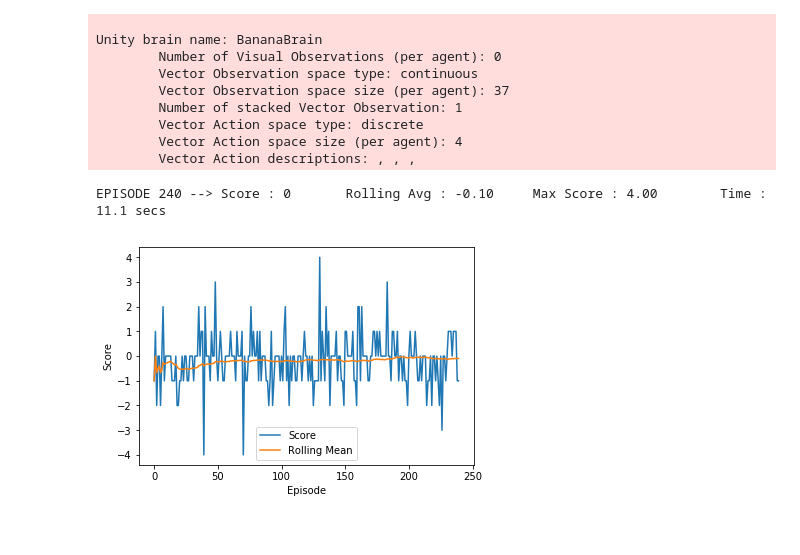
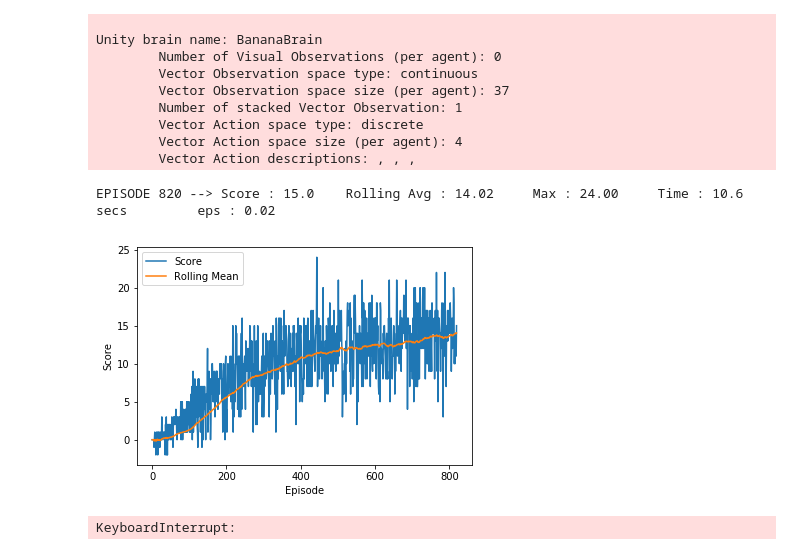
Before and after one commit to rakshithramagiri/agent_navigation, a Jupyter notebook: agent_navigation.ipynb, the cells around one changed output. Drawn from its saved outputs; the diff is of its cells as text; code cells hidden in the pictures.

Commit message:
info : working notebook code
Convergence acheived in around 700 episodes

```diff
--- a/agent_navigation.ipynb
+++ b/agent_navigation.ipynb
@@ -41,7 +41,7 @@ def plot_scores(scores, mean_scores):
     plt.legend()
     plt.show()
 # %%
-def initialize_experiences(agent, env, action_size, brain_name, size=5000):
+def initialize_experiences(agent, env, action_size, brain_name, size=50000):
     e_count = 0
     env_info = env.reset(train_mode=True)[brain_name]
     state = env_info.vector_observations[0]
@@ -82,35 +82,36 @@ initialize_experiences(agent, env, env_action_size, brain_name)
 print("Finished Initializing Replay Memory ...\tTime : {:.1f} secs".format(time.time() - start_time))
 
 start_time = time.time()
 
 for i in range(1, 2001):
     env_info = env.reset(train_mode=True)[brain_name]
     state = env_info.vector_observations[0]
+    score = 0
 
     while True:
         action = agent.act(state, eps)
         env_info = env.step(action)[brain_name]
         next_state = env_info.vector_observations[0]
         reward = env_info.rewards[0]
         done = env_info.local_done[0]
         agent.step(state, action, reward, next_state, done)
         score += reward
         state = next_state
 
         if done:
             scores.append(score)
             scores_window.append(score)
             mean_scores_window.append(np.mean(scores_window))
             break
 
-    eps = max(eps_fixed, eps_start*eps_decay)
-    score = 0
+    eps = max(eps_fixed, eps*eps_decay)
 
     if i % 10 == 0:
         display.clear_output(wait=True)
-        print("EPISODE {} -->\tScore : {}\tRolling Avg : {:.2f}\tMax Score : {:.2f}\tTime : {:.1f} secs".format(i, score, np.mean(scores_window), np.max(scores), time.time()-start_time))
+        print("EPISODE {} -->\tScore : {}\tRolling Avg : {:.2f}\tMax : {:.2f}\tTime : {:.1f} secs\t eps : {:.2f}".format(i, score, np.mean(scores_window), np.max(scores), time.time()-start_time, eps))
         plot_scores(scores, mean_scores_window)
         start_time = time.time()
 # %% [output]
-EPISODE 240 --> Score : 0       Rolling Avg : -0.10     Max Score : 4.00        Time : 11.1 secs
+EPISODE 820 --> Score : 15.0    Rolling Avg : 14.02     Max : 24.00     Time : 10.6 secs         eps : 0.02
-[figure, old version]
+[figure, new version]
+KeyboardInterrupt:
```
